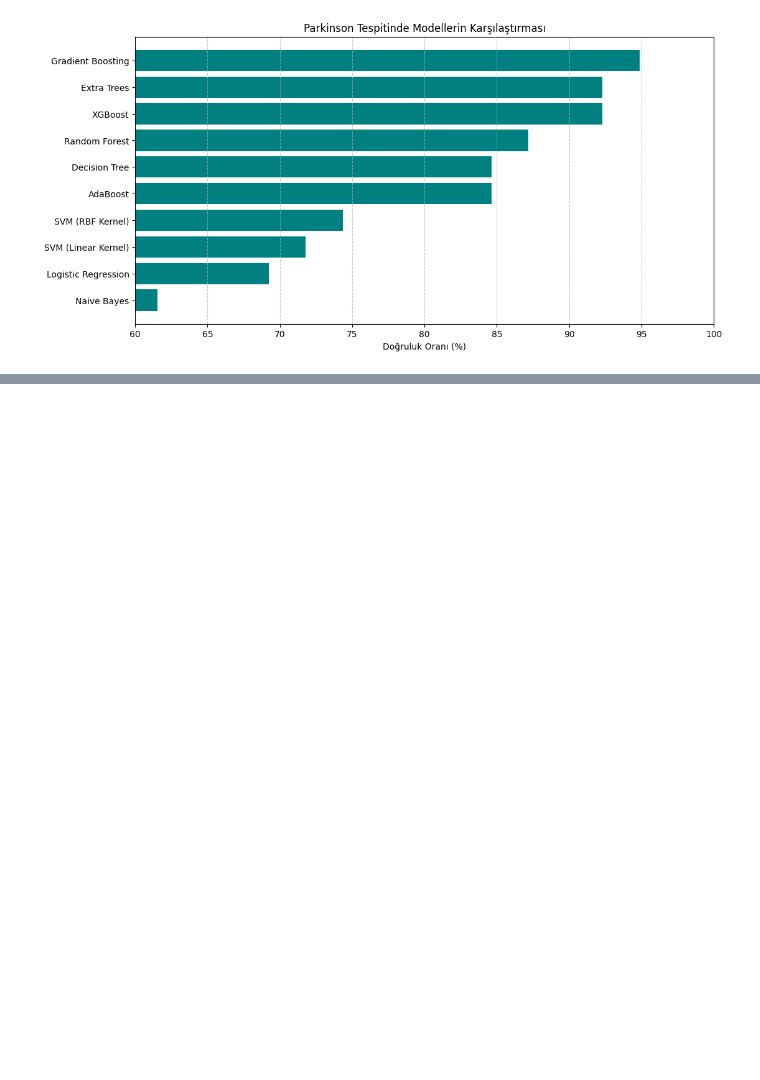
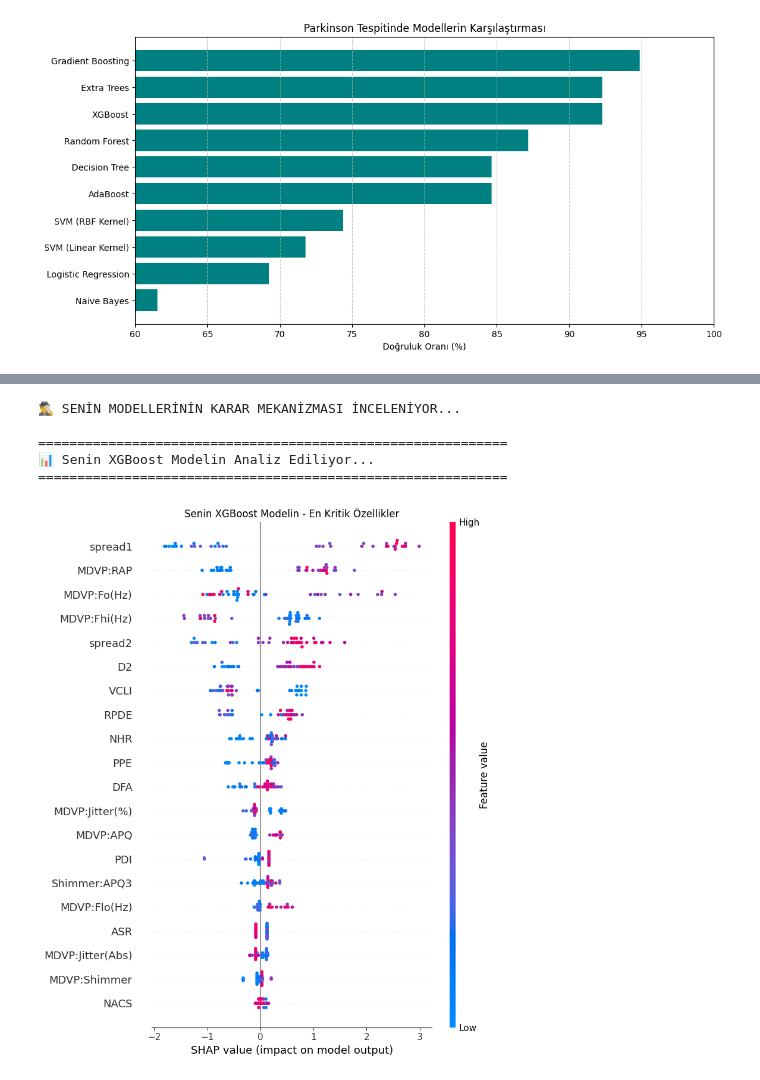
Before and after one commit to HasibeAltuntas06/Parkinson-Voice-Detection, a Jupyter notebook: veri.ipynb, the cells around one changed output, grey strips where cells are left out. Saved outputs shown, nothing was run; the diff lists cells and outputs as text; code cells hidden in the pictures; blank space fills up the shorter version.

```diff
--- a/veri.ipynb
+++ b/veri.ipynb
@@ -1134,0 +1416,80 @@ weighted avg       0.95      0.95      0.95        39
+# %%
+# --- SENİN KLASİK MODELLERİNİN SHAP ANALİZİ (SON VE KESİN ÇÖZÜM) ---
+import shap
+import pandas as pd
+import numpy as np
+import matplotlib.pyplot as plt
+from xgboost import XGBClassifier
+from sklearn.ensemble import RandomForestClassifier
+
+# 1. Özellik İsimlerini Al
+feature_names = list(df.drop(['status', 'name'], axis=1, errors='ignore').columns)
+
+# 2. Modelleri Hazırla
+models_dict = {}
+
+# XGBoost
+if 'model_xgb' in locals():
+    models_dict["Senin XGBoost Modelin"] = model_xgb
+else:
+    print("ℹ️ XGBoost hafızada tazeleniyor...")
+    model_xgb = XGBClassifier(use_label_encoder=False, eval_metric='logloss', random_state=42)
+    model_xgb.fit(X_train_final, y_train_final)
+    models_dict["Senin XGBoost Modelin"] = model_xgb
+
+# Random Forest
+if 'model_rf' in locals():
+    models_dict["Senin Random Forest Modelin"] = model_rf
+else:
+    print("ℹ️ Random Forest hafızada tazeleniyor...")
+    model_rf = RandomForestClassifier(n_estimators=100, random_state=42)
+    model_rf.fit(X_train_final, y_train_final)
+    models_dict["Senin Random Forest Modelin"] = model_rf
+
+print("\n🕵️‍♂️ SENİN MODELLERİNİN KARAR MEKANİZMASI İNCELENİYOR...")
+
+for name, model in models_dict.items():
+    print(f"\n" + "="*60)
+    print(f"📊 {name} Analiz Ediliyor...")
+    print("="*60)
+
+    # SHAP Hesapla
+    explainer = shap.TreeExplainer(model)
+    shap_values = explainer.shap_values(X_test_scaled)
+
+    # Çıktı formatını kontrol et ve düzelt
+    vals = shap_values
+    if isinstance(shap_values, list):
+        vals = shap_values[1] # Sınıf 1 (Hasta)
+    elif len(np.array(shap_values).shape) == 3:
+        # Bazen (samples, features, classes) döner
+        vals = shap_values[:, :, 1]
+
+    # Özet Grafik Çiz
+    plt.figure(figsize=(10, 5))
+    plt.title(f"{name} - En Kritik Özellikler")
+    shap.summary_plot(vals, X_test_scaled, feature_names=feature_names, show=False)
+    plt.show()
+
+    # En Önemli 5 Özelliği Listele
+    feature_importance = np.abs(vals).mean(axis=0)
+
+    # --- KESİN ÇÖZÜM BURADA ---
+    # .flatten() -> Diziyi düzleştirir (tek boyut yapar)
+    # .tolist()  -> Python listesine çevirir [1, 5, 3] gibi
+    top_5_indices = np.argsort(feature_importance)[-5:][::-1].flatten().tolist()
+
+    print(f"🌟 {name} İçin İlk 5 Özellik:")
+    for i in top_5_indices:
+        # Artık hata veremez çünkü 'i' kesinlikle bir sayı
+        print(f"   👉 {feature_names[i]}")
+
+print("\n" + "="*60)
+print("✅ ANALİZ BİTTİ.")
+# %% [output]
+🕵️‍♂️ SENİN MODELLERİNİN KARAR MEKANİZMASI İNCELENİYOR...
+
+============================================================
+📊 Senin XGBoost Modelin Analiz Ediliyor...
+============================================================
+[figure, added]
```
Also changed, not shown: parts of 18 cells of this notebook.
